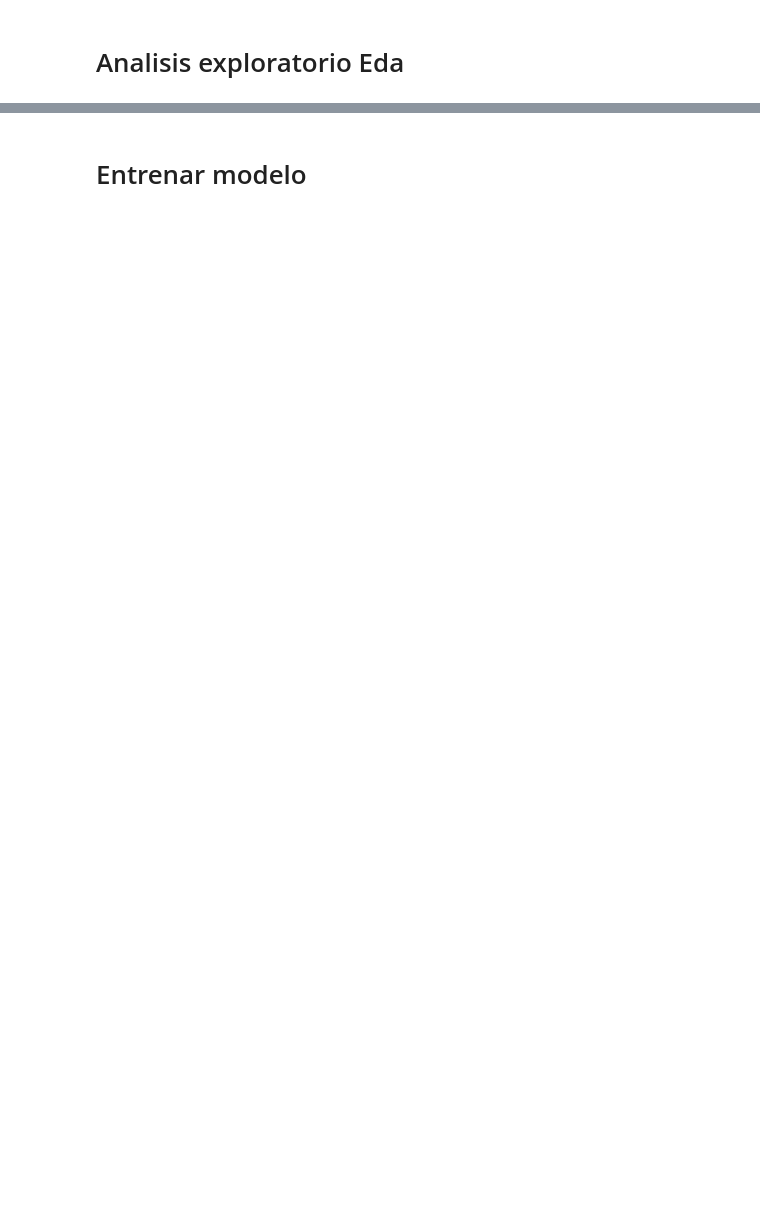
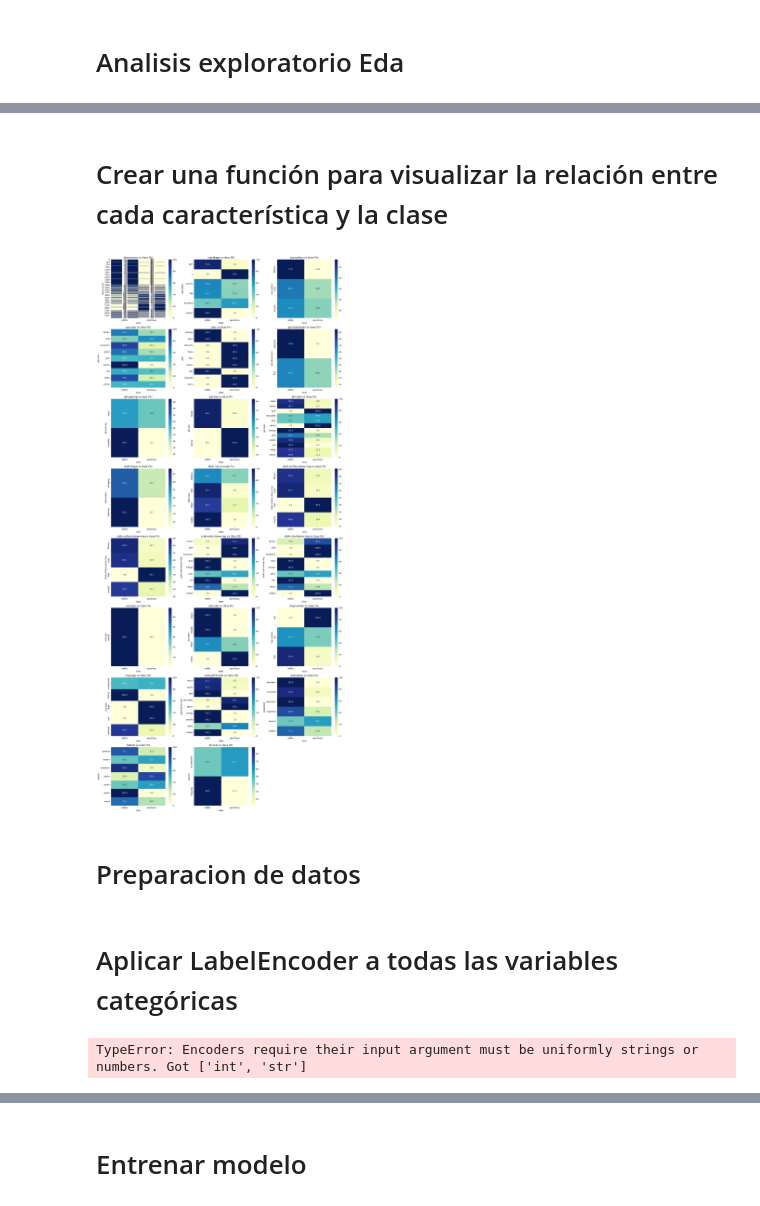
Before and after one commit to andreszaragoza/DS102024, a Jupyter notebook: 3-MachineLearning/2-Supervisado/Ejercicios/otromas.ipynb, the cells around one changed output, grey strips where cells are left out. Cells and saved outputs as stored; diff of their text form; code cells hidden in the pictures; blank space fills up the shorter version.

```diff
--- a/3-MachineLearning/2-Supervisado/Ejercicios/otromas.ipynb
+++ b/3-MachineLearning/2-Supervisado/Ejercicios/otromas.ipynb
@@ -290,6 +246,0 @@ from sklearn.metrics import accuracy_score
-# %%
-label_encoders = {}
-for col in df_cleaned.columns:
-    le = LabelEncoder()
-    df_cleaned[col] = le.fit_transform(df_cleaned[col])
-    label_encoders[col] = le
@@ -307,0 +343,29 @@ X_train, X_valid, y_train, y_valid = train_test_split(X_resampled, y_resampled,
+# %% [markdown]
+# Crear una función para visualizar la relación entre cada característica y la clase
+# %%
+def plot_feature_vs_target(df_extra, features, target='clase'):
+    rows = len(features) // 3 + (1 if len(features) % 3 > 0 else 0)
+    plt.figure(figsize=(18, rows * 5))
+
+    for i, feature in enumerate(features):
+        plt.subplot(rows, 3, i+1)
+
+        # Crear una tabla de contingencia y normalizar por filas
+        cross_tab = pd.crosstab(df_extra[feature], df_extra[target], normalize='index') * 100
+
+        # Graficar como un heatmap
+        sns.heatmap(cross_tab, annot=True, cmap='YlGnBu', fmt='.1f')
+        plt.title(f'{feature} vs {target} (%)')
+        plt.ylabel(feature)
+        plt.xlabel(target)
+
+    plt.tight_layout()
+    plt.show()
+
+# Aplicar a todas las características excepto ID y la clase
+features_to_analyze = [col for col in df_extra.columns if col not in ['ID', 'clase']]
+plot_feature_vs_target(df_extra, features_to_analyze)
+# %% [output]
+[figure, added]
+# %% [markdown]
+# Preparacion de datos
@@ -307,0 +374,11 @@ X_train, X_valid, y_train, y_valid = train_test_split(X_resampled, y_resampled,
+# %% [markdown]
+# Aplicar LabelEncoder a todas las variables categóricas
+# %%
+df_encoded = df_extra
+encoder = LabelEncoder()
+for col in df_encoded.select_dtypes(include=['object']).columns:
+    df_encoded[col] = encoder.fit_transform(df_encoded[col])
+
+df_encoded.head()
+# %% [output]
+TypeError: Encoders require their input argument must be uniformly strings or numbers. Got ['int', 'str']
```
Also changed, not shown: parts of 67 cells of this notebook, 4 other files.
